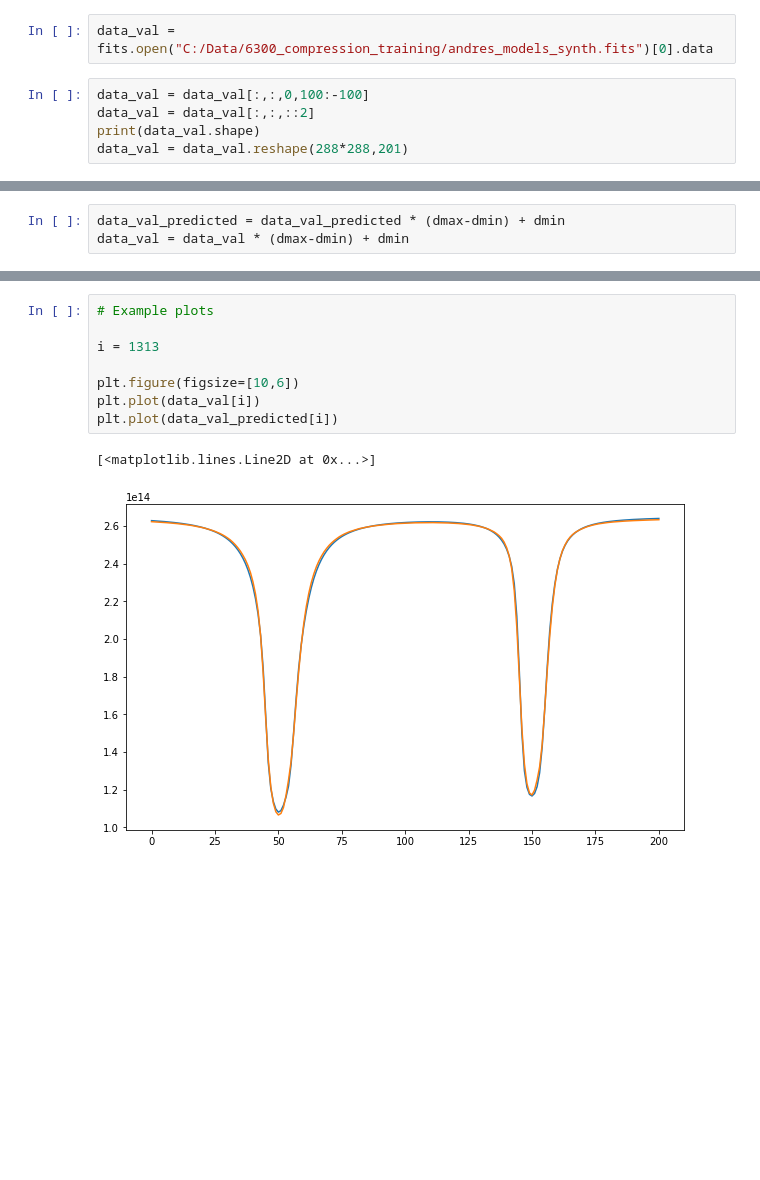
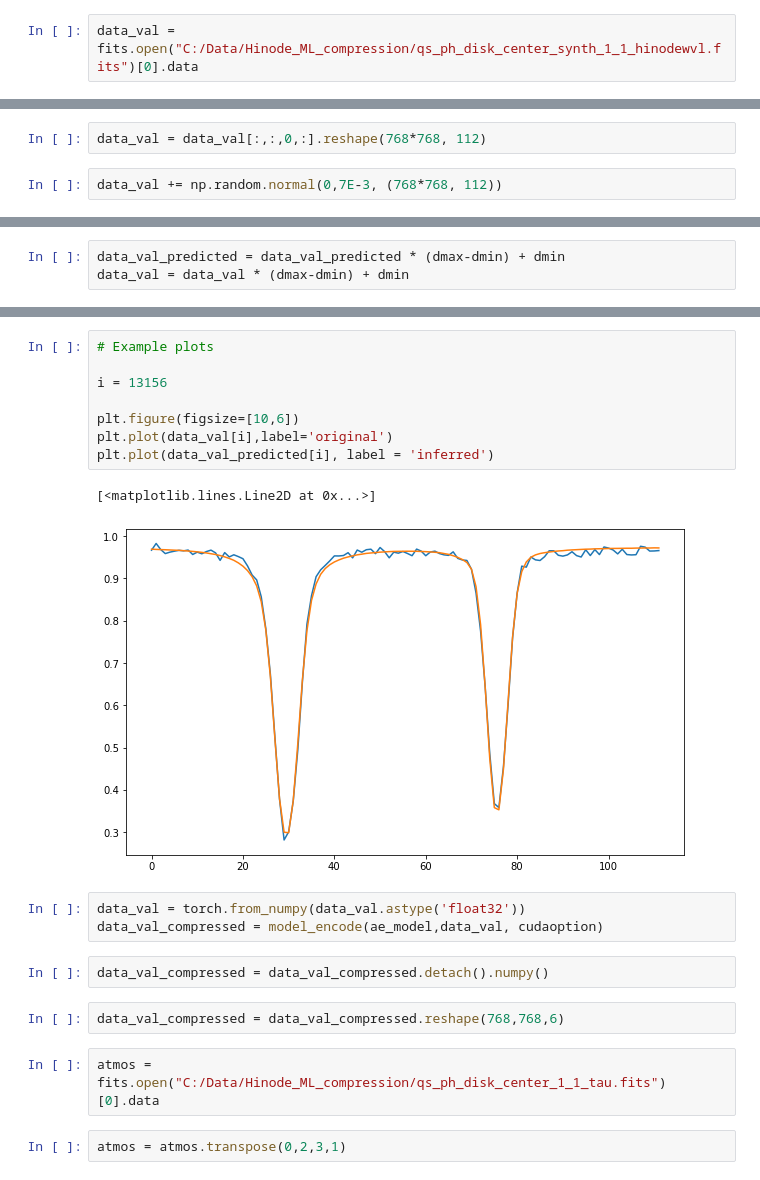
Before and after one commit to ivanzmilic/spectrum_ae, a Jupyter notebook: simple_ae_gpu.ipynb, the cells around one changed output, grey strips where cells are left out. Cells and saved outputs as stored; diff of their text form; blank space fills up the shorter version.

Commit message:
Pre - Hinode conference version of the code (and the poster!)y

```diff
--- a/simple_ae_gpu.ipynb
+++ b/simple_ae_gpu.ipynb
@@ -301,7 +397,2 @@ plt.plot(data_reconstructed[i])
 # %%
-data_val = fits.open("C:/Data/6300_compression_training/andres_models_synth.fits")[0].data
+data_val = fits.open("C:/Data/Hinode_ML_compression/qs_ph_disk_center_synth_1_1_hinodewvl.fits")[0].data
-# %%
-data_val = data_val[:,:,0,100:-100]
-data_val = data_val[:,:,::2]
-print(data_val.shape)
-data_val = data_val.reshape(288*288,201)
@@ -310,3 +399,7 @@ data_val = data_val.reshape(288*288,201)
+# %%
+data_val = data_val[:,:,0,:].reshape(768*768, 112)
+# %%
+data_val += np.random.normal(0,7E-3, (768*768, 112))
 # %%
 data_val = (data_val - dmin) / (dmax-dmin)
 # %%
@@ -353,11 +450,22 @@ plt.hist(chisq,bins=50,range=[0,5])
 # %%
 # Example plots
 
-i = 1313
+i = 13156
 
 plt.figure(figsize=[10,6])
-plt.plot(data_val[i])
-plt.plot(data_val_predicted[i])
+plt.plot(data_val[i],label='original')
+plt.plot(data_val_predicted[i], label = 'inferred')
 # %% [output]
 [<matplotlib.lines.Line2D at 0x...>]
-[figure, old version]
+[figure, new version]
+# %%
+data_val = torch.from_numpy(data_val.astype('float32'))
+data_val_compressed = model_encode(ae_model,data_val, cudaoption)
+# %%
+data_val_compressed = data_val_compressed.detach().numpy()
+# %%
+data_val_compressed = data_val_compressed.reshape(768,768,6)
+# %%
+atmos = fits.open("C:/Data/Hinode_ML_compression/qs_ph_disk_center_1_1_tau.fits")[0].data
+# %%
+atmos = atmos.transpose(0,2,3,1)
```
Also changed, not shown: parts of 71 cells of this notebook, 4 other files.
